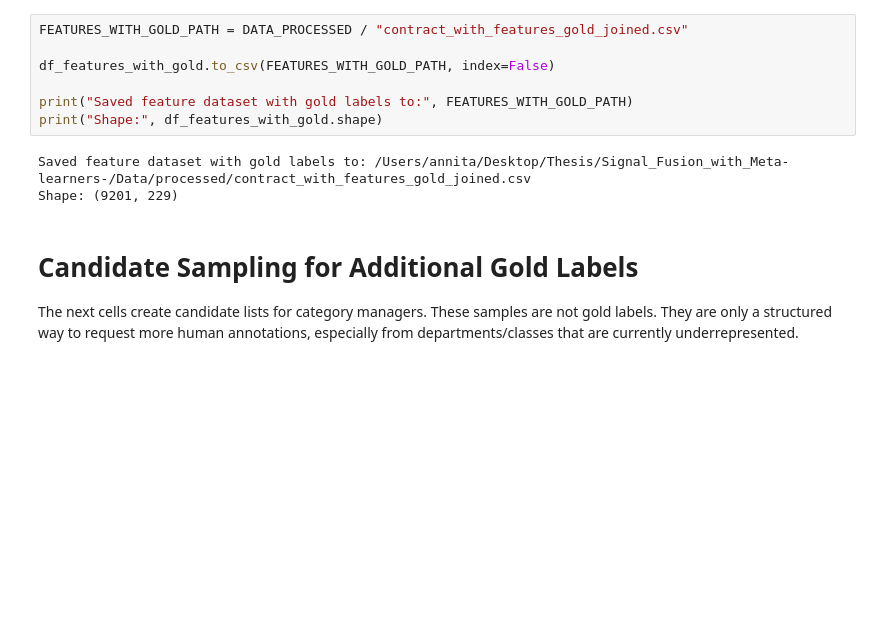
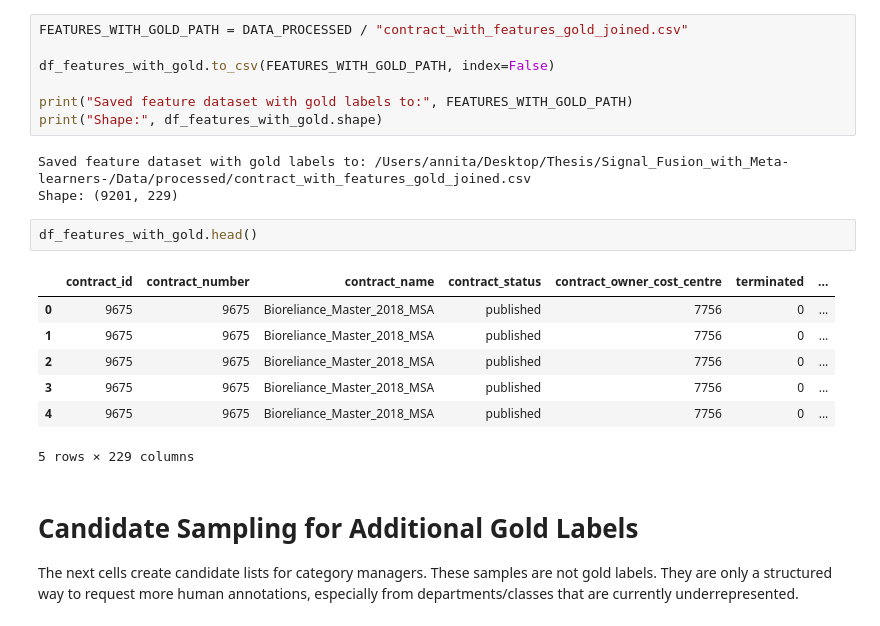
Before and after one commit to ThomasRoennebek/Signal_Fusion_with_Meta-learners-, a Jupyter notebook: notebooks/13_prepare_gold_labels.ipynb, the cells around one changed output. Drawn from its saved outputs; the diff is of its cells as text; blank space fills up the shorter version.

Commit message:
Update Stage 2 config and Prepare Gold Labels notebook

```diff
--- a/notebooks/13_prepare_gold_labels.ipynb
+++ b/notebooks/13_prepare_gold_labels.ipynb
@@ -497,6 +499,16 @@ print("Shape:", df_features_with_gold.shape)
 # %% [output]
 Saved feature dataset with gold labels to: /Users/annita/Desktop/Thesis/Signal_Fusion_with_Meta-learners-/Data/processed/contract_with_features_gold_joined.csv
 Shape: (9201, 229)
+# %%
+df_features_with_gold.head()
+# %% [output]
+|  | contract_id | contract_number | contract_name | contract_status | contract_owner_cost_centre | terminated | ... |
+| 0 | 9675 | 9675 | Bioreliance_Master_2018_MSA | published | 7756 | 0 | ... |
+| 1 | 9675 | 9675 | Bioreliance_Master_2018_MSA | published | 7756 | 0 | ... |
+| 2 | 9675 | 9675 | Bioreliance_Master_2018_MSA | published | 7756 | 0 | ... |
+| 3 | 9675 | 9675 | Bioreliance_Master_2018_MSA | published | 7756 | 0 | ... |
+| 4 | 9675 | 9675 | Bioreliance_Master_2018_MSA | published | 7756 | 0 | ... |
+5 rows × 229 columns
 # %% [markdown]
 # Candidate Sampling for Additional Gold Labels
 
```
Also changed, not shown: parts of 1 cell of this notebook, 1 other file.
